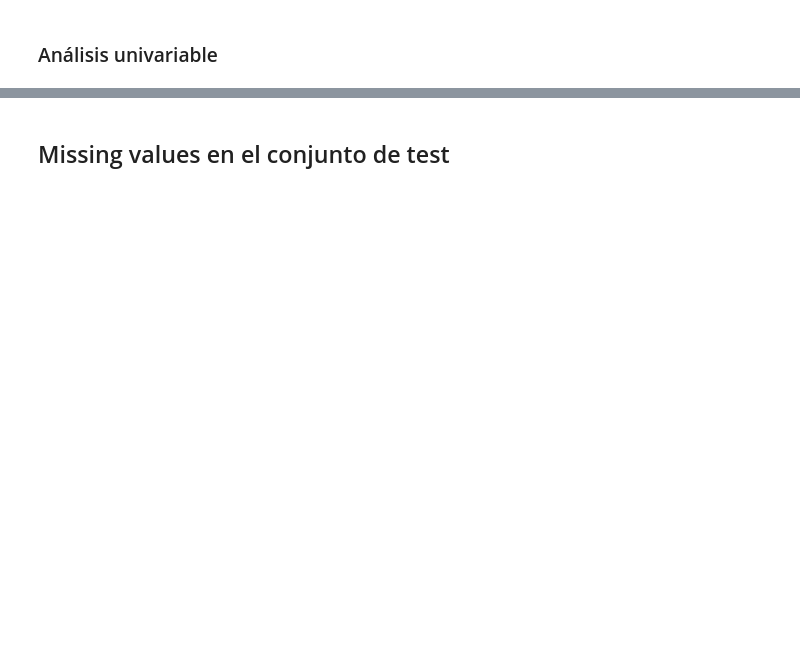
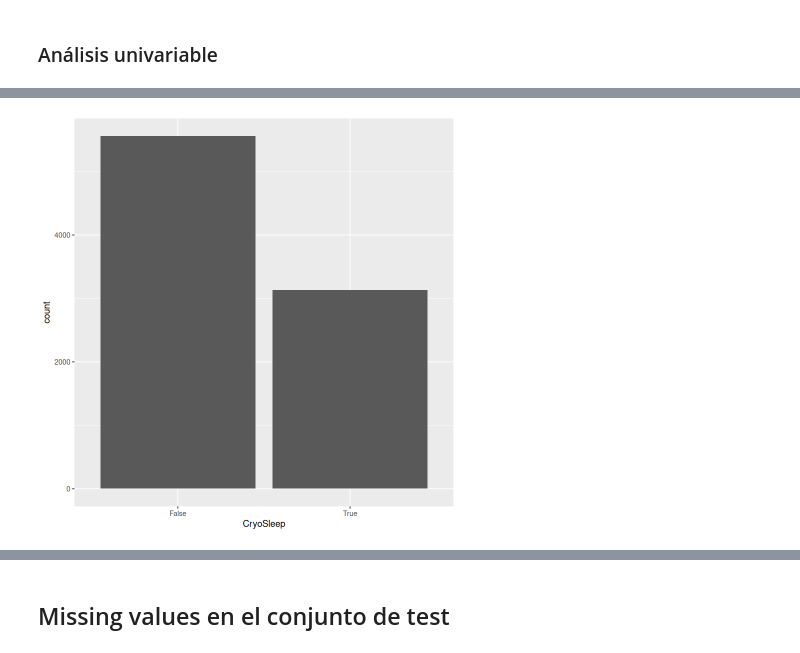
Before and after one commit to Adrisui3/Spaceship-Titanic, a Jupyter notebook: eda.ipynb, the cells around one changed output, grey strips where cells are left out. Drawn from its saved outputs; the diff is of its cells as text; code cells hidden in the pictures; blank space fills up the shorter version.

```diff
--- a/eda.ipynb
+++ b/eda.ipynb
@@ -328,0 +643,5 @@ box_plot(11)
+# %%
+ggplot(df_imputed, aes(x = CryoSleep)) +
+    geom_bar()
+# %% [output]
+[figure, added]
```
Also changed, not shown: parts of 72 cells of this notebook, 1 other file.
